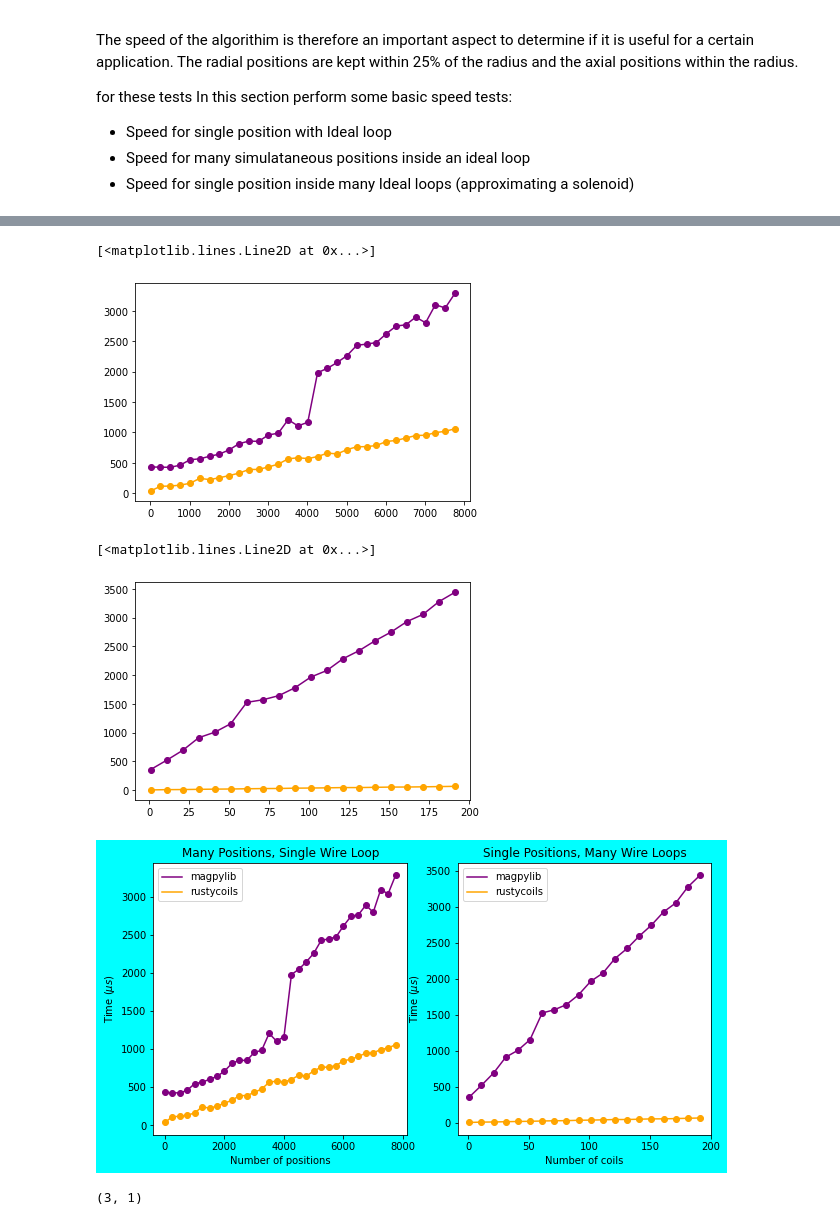
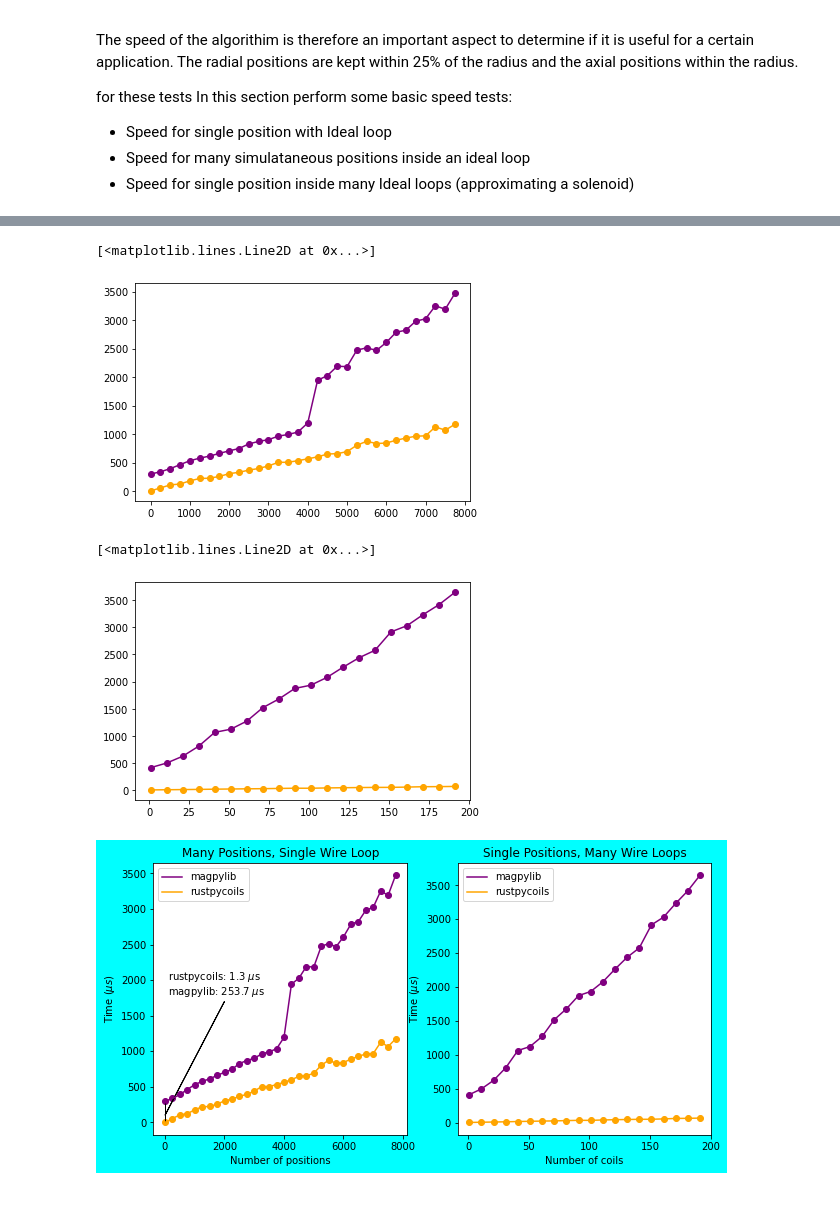
Before and after one commit to jdrtommey/rustpycoils, a Jupyter notebook: benchmark/magpy_comparison.ipynb, the cells around one changed output, grey strips where cells are left out. Cells and saved outputs as stored; diff of their text form; code cells hidden in the pictures.

```diff
--- a/benchmark/magpy_comparison.ipynb
+++ b/benchmark/magpy_comparison.ipynb
@@ -196,12 +196,12 @@ def time_number_positions(n):
     grid_positions = np.asarray(list(zip(g0.ravel(),np.zeros(number_grid_positions**2) ,g1.ravel())))
     grid_positions_magpy = np.asarray(list(zip(g0.ravel(),np.zeros(number_grid_positions**2) ,g1.ravel())))*1000
 
-    time_rusty = timeit.timeit("rustcoil.get_b(grid_positions,1e-8)",globals=locals(),number=100)/100
-    time_magpy = timeit.timeit("mag3.getB(sources=[unit_loop],observers=[grid_positions_magpy])",globals=locals(),number=100)/100
+    time_rusty = timeit.timeit("rustcoil.get_b(grid_positions,1e-8)",globals=locals(),number=1000)/1000
+    time_magpy = timeit.timeit("mag3.getB(sources=[unit_loop],observers=[grid_positions_magpy])",globals=locals(),number=1000)/1000
 
     return time_rusty*1e6,time_magpy*1e6
 
-ns_many_pos = np.arange(10,8000,250)
+ns_many_pos = np.arange(1,8000,250)
 
 times_rust_many_pos=[]
 times_magpy_many_pos=[]
@@ -216,7 +216,7 @@ plt.plot(ns_many_pos,times_rust_many_pos,c='orange')
 plt.plot(ns_many_pos,times_magpy_many_pos,c='purple')
 # %% [output]
 [<matplotlib.lines.Line2D at 0x...>]
-[figure, old version]
+[figure, new version]
 # %%
 def time_number_positions_more_coils(n,coils):
     """
@@ -265,7 +265,7 @@ plt.plot(number_coils,times_rust_many_coils,c='orange')
 plt.plot(number_coils,times_magpy_many_coils,c='purple')
 # %% [output]
 [<matplotlib.lines.Line2D at 0x...>]
-[figure, old version]
+[figure, new version]
 # %%
 
 fig,(ax2,ax1) = plt.subplots(1,2,figsize=(10,5))
@@ -274,37 +274,40 @@ fig,(ax2,ax1) = plt.subplots(1,2,figsize=(10,5))
 ax1.plot(number_coils,times_magpy_many_coils,c='purple',label='magpylib')
 ax1.scatter(number_coils,times_magpy_many_coils,c='purple')
 
-ax1.plot(number_coils,times_rust_many_coils,c='orange',label='rustycoils')
+ax1.plot(number_coils,times_rust_many_coils,c='orange',label='rustpycoils')
 ax1.scatter(number_coils,times_rust_many_coils,c='orange')
 
 ax1.legend()
 ax1.set_title('Single Positions, Many Wire Loops')
 
 
 
 ax1.set_ylabel(r'Time ($\mu s$)')
 ax1.set_xlabel('Number of coils')
 
 
 ax2.plot(ns_many_pos,times_magpy_many_pos,c='purple',label='magpylib')
 ax2.scatter(ns_many_pos,times_magpy_many_pos,c='purple')
 
-ax2.plot(ns_many_pos,times_rust_many_pos,c='orange',label='rustycoils')
+ax2.plot(ns_many_pos,times_rust_many_pos,c='orange',label='rustpycoils')
 ax2.scatter(ns_many_pos,times_rust_many_pos,c='orange')
 
 ax2.set_xlabel('Number of positions')
 ax2.set_ylabel(r'Time ($\mu s$)')
 ax2.set_title('Many Positions, Single Wire Loop')
 
-
+ax2.text(100,2000,"rustpycoils: " + str(round(time_rusty_single,1)) + r' $\mu$s')
+ax2.text(100,1800,"magpylib: " + str(round(time_magpy_single,1))+ r' $\mu$s')
+ax2.arrow(2000, 1700, -2000, -1600)
+ax2.arrow(0, 0, 0, 270)
 
 ## draw a bbox of the region of the inset axes in the parent axes and
 ## connecting lines between the bbox and the inset axes area
 
 ax2.legend()
 ax1.set_ylabel(r'Time ($\mu s$)')
 
 fig.patch.set_facecolor('cyan')
 plt.savefig('speed_comparison.png')
 # %% [output]
-[figure, old version]
+[figure, new version]
@@ -315,4 +313,0 @@ foo = np.asarray([0,1,3]).reshape(3,-1)
-# %%
-foo.shape
-# %% [output]
-(3, 1)
```
Also changed, not shown: parts of 4 cells of this notebook, 1 other file.
